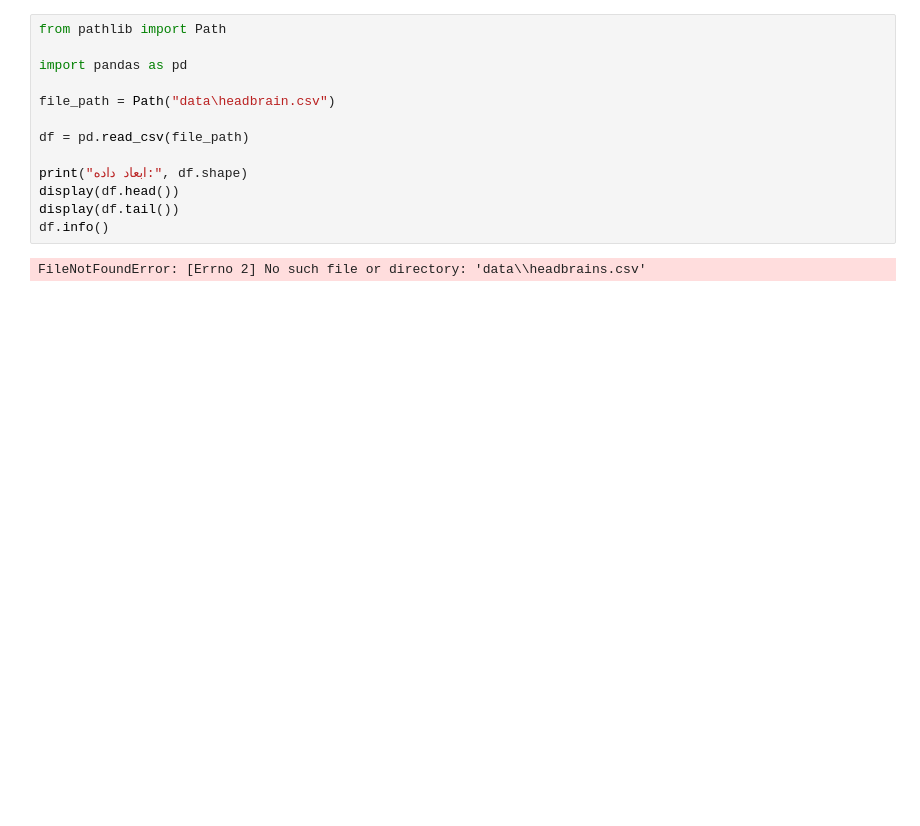
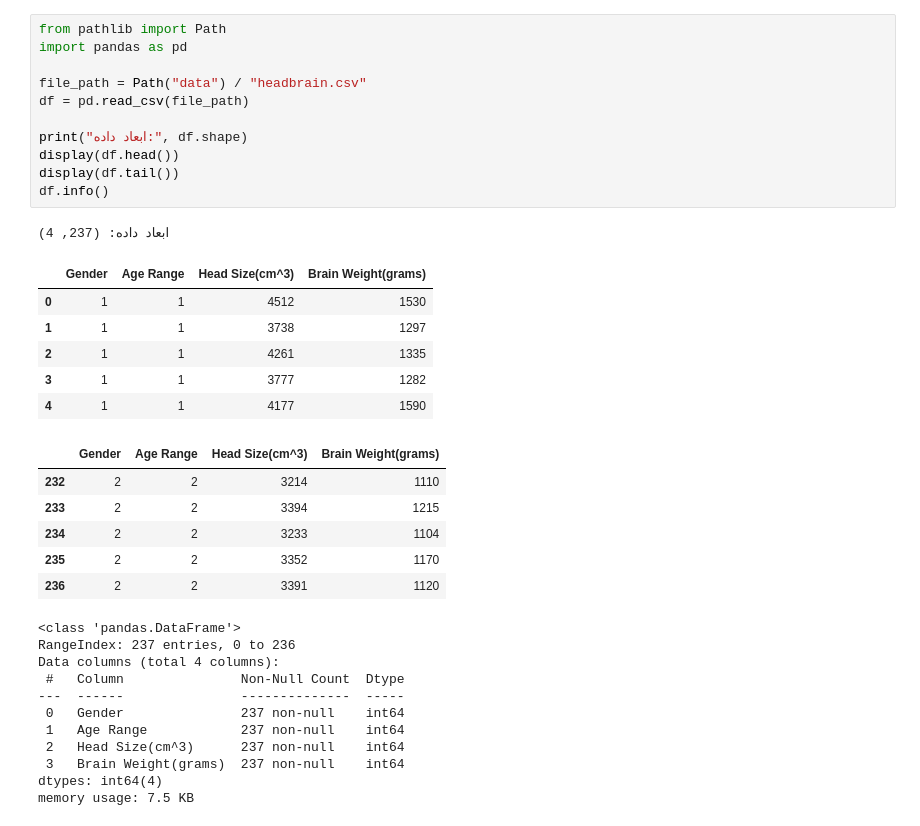
Before and after one commit to Abolfazl0938/head-brain-regression, a Jupyter notebook: head_brain_analysis.ipynb, the cells around one changed output. Drawn from its saved outputs; the diff is of its cells as text; blank space fills up the shorter version.

```diff
--- a/head_brain_analysis.ipynb
+++ b/head_brain_analysis.ipynb
@@ -1,15 +1,36 @@
 # %%
 from pathlib import Path
-
 import pandas as pd
 
-file_path = Path("data\headbrain.csv")
-
+file_path = Path("data") / "headbrain.csv"
 df = pd.read_csv(file_path)
 
 print("ابعاد داده:", df.shape)
 display(df.head())
 display(df.tail())
 df.info()
 # %% [output]
-FileNotFoundError: [Errno 2] No such file or directory: 'data\\headbrains.csv'
+ابعاد داده: (237, 4)
+|  | Gender | Age Range | Head Size(cm^3) | Brain Weight(grams) |
+| 0 | 1 | 1 | 4512 | 1530 |
+| 1 | 1 | 1 | 3738 | 1297 |
+| 2 | 1 | 1 | 4261 | 1335 |
+| 3 | 1 | 1 | 3777 | 1282 |
+| 4 | 1 | 1 | 4177 | 1590 |
+|  | Gender | Age Range | Head Size(cm^3) | Brain Weight(grams) |
+| 232 | 2 | 2 | 3214 | 1110 |
+| 233 | 2 | 2 | 3394 | 1215 |
+| 234 | 2 | 2 | 3233 | 1104 |
+| 235 | 2 | 2 | 3352 | 1170 |
+| 236 | 2 | 2 | 3391 | 1120 |
+<class 'pandas.DataFrame'>
+RangeIndex: 237 entries, 0 to 236
+Data columns (total 4 columns):
+ #   Column               Non-Null Count  Dtype
+---  ------               --------------  -----
+ 0   Gender               237 non-null    int64
+ 1   Age Range            237 non-null    int64
+ 2   Head Size(cm^3)      237 non-null    int64
+ 3   Brain Weight(grams)  237 non-null    int64
+dtypes: int64(4)
+memory usage: 7.5 KB
```
Also changed, not shown: parts of 10 cells of this notebook.
